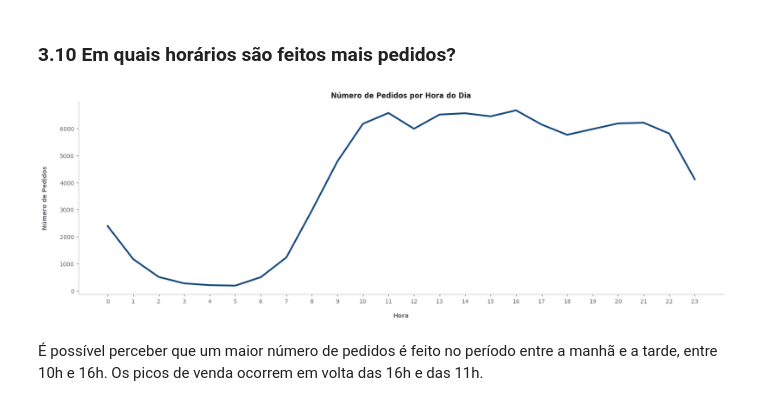
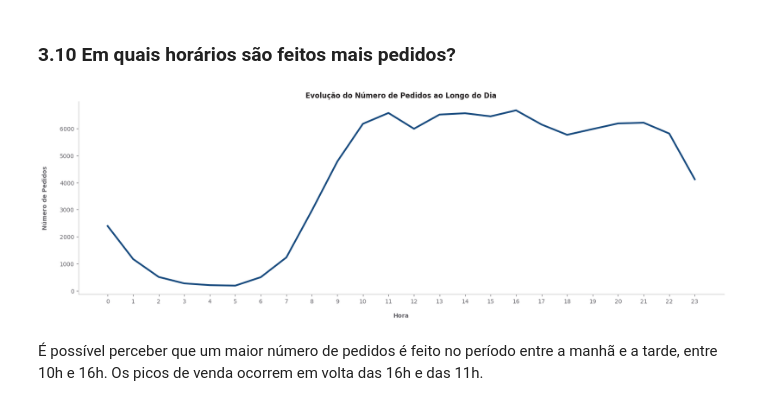
Before and after one commit to allmeidaapedro/Olist-Analysis, a Jupyter notebook: eda.ipynb, the cells around one changed output. Saved outputs shown, nothing was run; the diff lists cells and outputs as text; code cells hidden in the pictures.

```diff
--- a/eda.ipynb
+++ b/eda.ipynb
@@ -661,22 +677,22 @@ De forma geral, as vendas tendem a crescer ao longo dos anos, atingido seu pico
 # %%
 order_data['hour'] = order_data['order_purchase_timestamp'].dt.hour
 orders_hourly = order_data.groupby(['hour'])[['order_id']].count().rename(columns={'order_id': 'orders'}).sort_values(by=['hour'], ascending=True).reset_index()
 
 fig, ax = plt.subplots(figsize=(20, 6))
 
-ax.set_title('Número de Pedidos por Hora do Dia', color=CINZA1, fontweight='bold')
+ax.set_title('Evolução do Número de Pedidos ao Longo do Dia', color=CINZA1, fontweight='bold')
 ax.plot(orders_hourly['hour'], orders_hourly['orders'], color=AZUL1, linewidth=3)
 ax.set_xlabel('Hora', labelpad=15, color=CINZA4, fontweight='bold')
 ax.set_ylabel('Número de Pedidos', labelpad=20, color=CINZA4, fontweight='bold')
 ax.set_xticks(ticks=orders_hourly['hour'], labels=orders_hourly['hour'], color=CINZA1)
 ax.tick_params(axis='y', colors=CINZA4)
 ax.tick_params(axis='x', colors=CINZA4)
 ax.spines['right'].set_visible(False)
 ax.spines['top'].set_visible(False)
 ax.spines['left'].set_color(CINZA9)
 ax.spines['bottom'].set_color(CINZA9)
 # %% [output]
-[figure, old version]
+[figure, new version]
 # %% [markdown]
 É possível perceber que um maior número de pedidos é feito no período entre a manhã e a tarde, entre 10h e 16h. Os picos de venda ocorrem em volta das 16h e das 11h.
 # %% [markdown]
```
Also changed, not shown: parts of 31 cells of this notebook.
